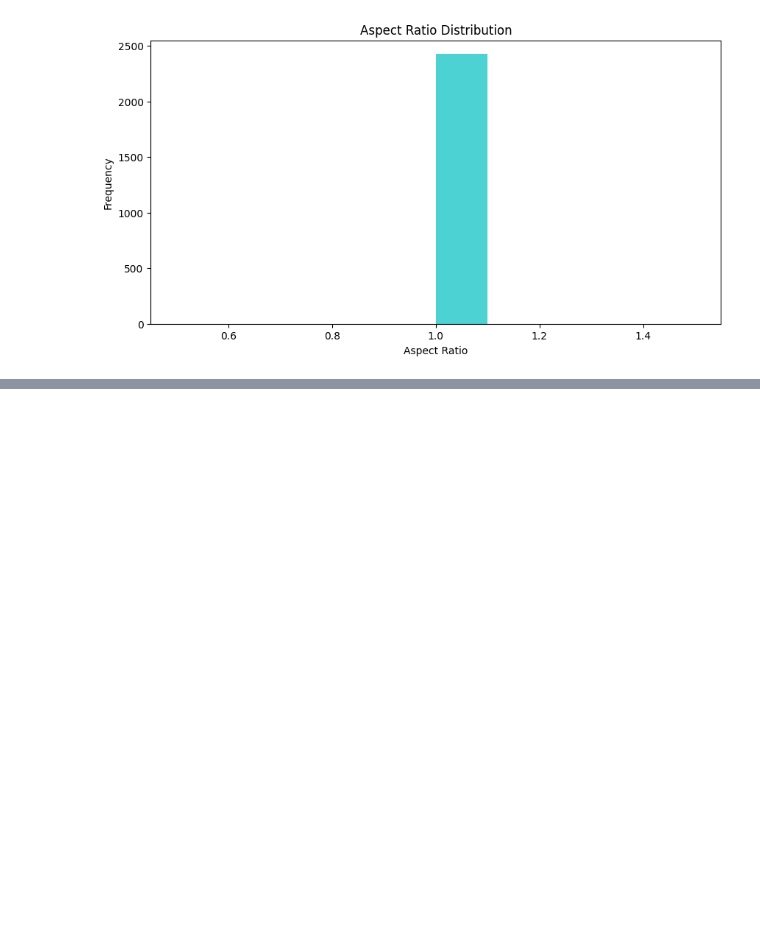
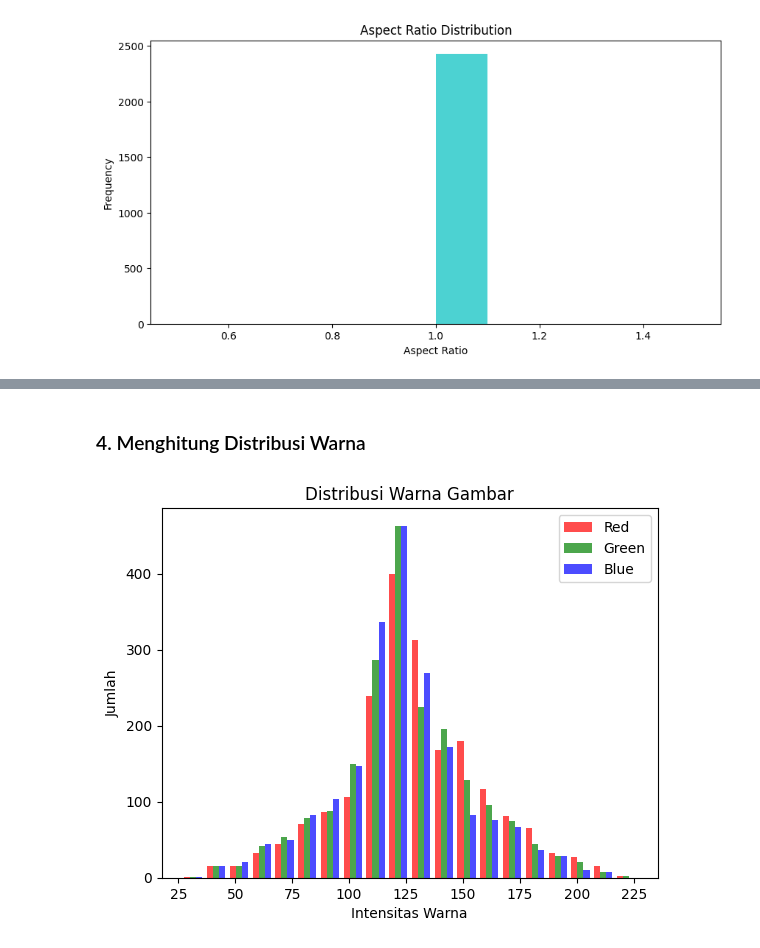
Before and after one commit to Padmanaba231/AI_LAB_PROJECT, a Jupyter notebook: Data_Exploration.ipynb, the cells around one changed output, grey strips where cells are left out. Drawn from its saved outputs; the diff is of its cells as text; code cells hidden in the pictures; blank space fills up the shorter version.

```diff
--- a/Data_Exploration.ipynb
+++ b/Data_Exploration.ipynb
@@ -434,0 +497,21 @@ Jumlah aspect ratio setiap gambar :
+# %% [markdown]
+### 4. Menghitung Distribusi Warna
+# %%
+def analyze_color_distribution(image_files):
+    color_distributions = []
+    for file in image_files:
+        with Image.open(file) as img:
+            img_array = np.array(img)
+            mean_color = np.mean(img_array, axis=(0, 1))
+            color_distributions.append(mean_color)
+    return np.array(color_distributions)
+
+color_distributions = analyze_color_distribution(image_files)
+plt.hist(color_distributions, bins=20, color=['red', 'green', 'blue'], alpha=0.7, label=['Red', 'Green', 'Blue'])
+plt.title("Distribusi Warna Gambar")
+plt.xlabel("Intensitas Warna")
+plt.ylabel("Jumlah")
+plt.legend()
+plt.show()
+# %% [output]
+[figure, added]
```
Also changed, not shown: parts of 13 cells of this notebook.
